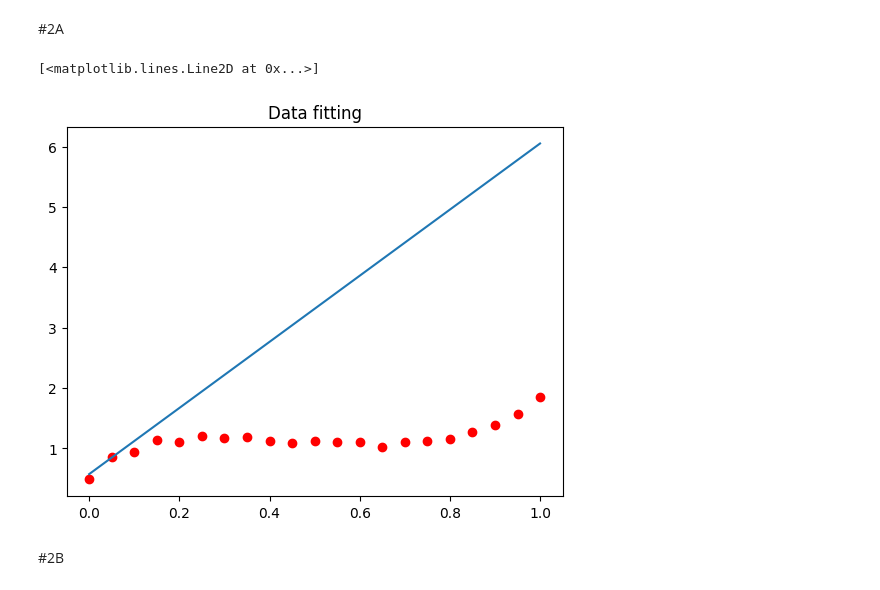
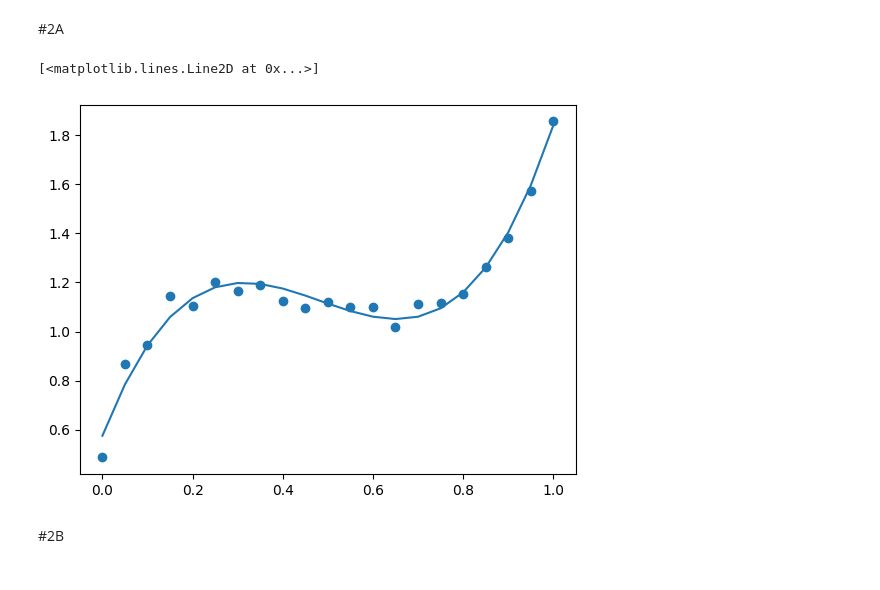
Before and after one commit to abhich2507/Numerical_Python, a Jupyter notebook: Assn3_P452_1911007.ipynb, the cells around one changed output. Saved outputs shown, nothing was run; the diff lists cells and outputs as text; code cells hidden in the pictures.

```diff
--- a/Assn3_P452_1911007.ipynb
+++ b/Assn3_P452_1911007.ipynb
@@ -96,37 +96,36 @@ Eigenvector = [1.12119132e-03+0.j 3.74030152e-04+0.j 7.06358506e-01+0.j
 # %%
 import numpy as np
 import matplotlib.pyplot as plt
 x=np.arange(0.00,1.05,0.05)
 y=np.array([0.486,0.866,0.944,1.144,1.103,1.202,1.166,1.191,1.124,1.095,1.122,1.102,1.099,1.017,1.111,1.117,1.152,1.265,1.380,1.575,1.857])
 x2=x**2
 x3=x**3
 x4=x**4
 x5=x**5
 x6=x**6
 xy=x*y
 x2y=x2*y
 x3y=x3*y
 sumx=np.sum(x)
 sumy=np.sum(y)
 sumx2=np.sum(x2)
 sumx3=np.sum(x3)
 sumx4=np.sum(x4)
 sumx5=np.sum(x5)
 sumx6=np.sum(x6)
 sumxy=np.sum(xy)
 sumx2y=np.sum(x2y)
 sumx3y=np.sum(x3y)
 A=np.array([[len(x),sumx,sumx2,sumx3],[sumx,sumx2,sumx3,sumx4],[sumx2,sumx3,sumx4,sumx5],[sumx3,sumx4,sumx5,sumx6]])
 B=np.array([sumy,sumxy,sumx2y,sumx3y])
 X=np.linalg.solve(A, B)
 def f(x,a,b,c,d):
-    return a + b*x + c*x*2 + d*x*3
-plt.scatter(x,y,color='r')
-plt.title("Data fitting")
+    return a + b*x + c*x**2 + d*x**3
+plt.scatter(x,y)
 plt.plot(x,f(x,X[0],X[1],X[2],X[3]))
 # %% [output]
 [<matplotlib.lines.Line2D at 0x...>]
-[figure, old version]
+[figure, new version]
 # %% [markdown]
 #2B
 # %%
```
Also changed, not shown: parts of 9 cells of this notebook.
